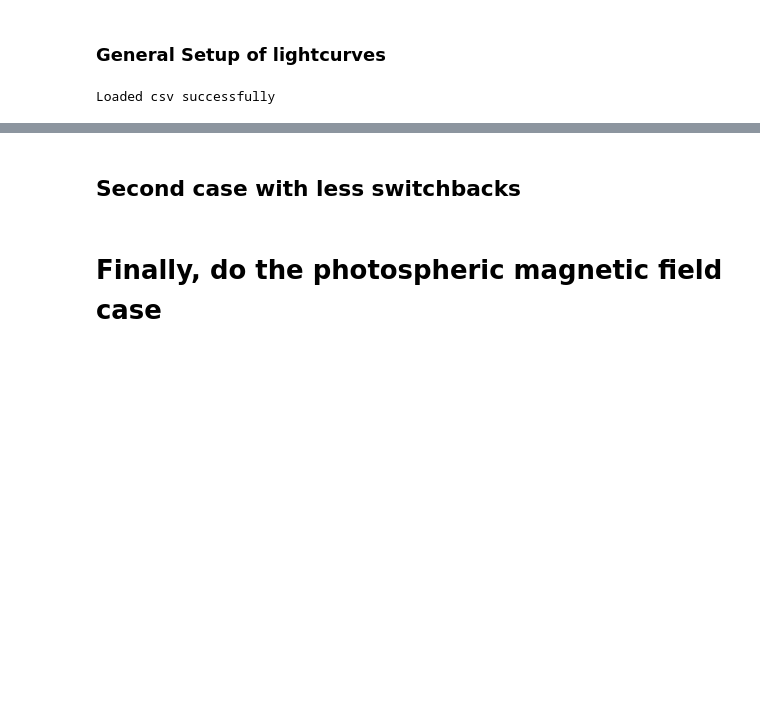
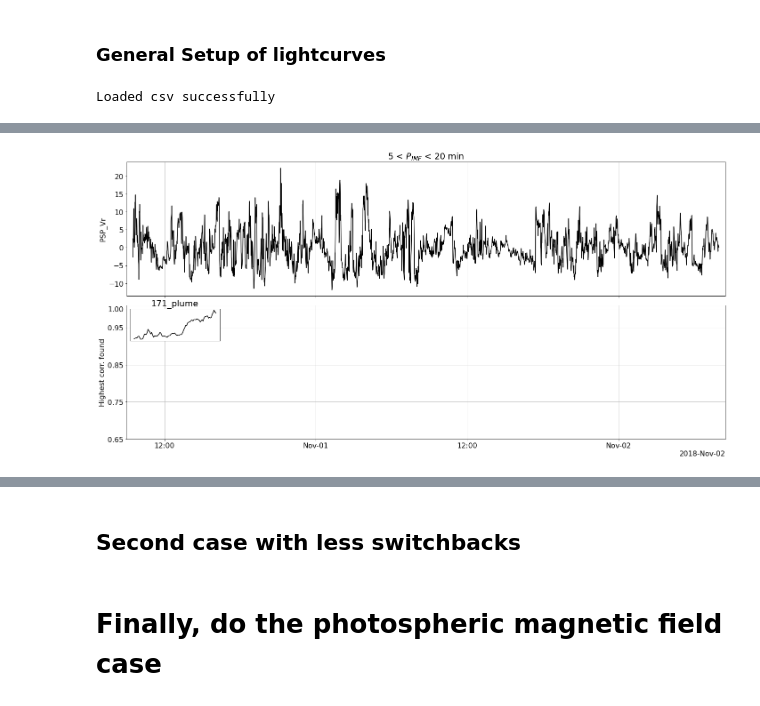
Before and after one commit to D-DePablos/Project_3_Solo_SDO, a Jupyter notebook: Scripts/ISSI/EMD_PSP.ipynb, the cells around one changed output, grey strips where cells are left out. Cells and saved outputs as stored; diff of their text form; code cells hidden in the pictures; blank space fills up the shorter version.

```diff
--- a/Scripts/ISSI/EMD_PSP.ipynb
+++ b/Scripts/ISSI/EMD_PSP.ipynb
@@ -176,0 +130,82 @@ def AIA_newplot(
+# %%
+"""
+Generate the cases for all possible SolO - SHORT times (every hour)
+"""
+AIACases = {
+   "shortTimes":(datetime(2018, 10, 29, 16), datetime(2018, 10, 30, 23, 50)),
+   "longTimes":(datetime(2018, 10, 31, 8), datetime(2018, 11, 2, 8)),
+   "shortDuration":3,
+   "caseName":"SDO_AIA",
+   "shortDisplacement":3,
+   "MarginHours":24,
+   "savePicklePath":"/home/diegodp/Documents/PhD/Paper_3/SolO_SDO_EUI/Scripts/ISSI/cases/AIAcases.pickle",
+   "forceCreate": True,
+}
+
+# Get the cases and put them together with respective AIA observations in Dic
+cases = caseCreation(**AIACases)
+AIACase = namedtuple("AIACase", ["name", "df", "regions", "cases"])
+LongCase = namedtuple("LongCase", ["name", "df"])
+
+shortDFDic = [AIACase(171, df_171.copy(), df_171.columns, cases), AIACase(193, df_193.copy(), df_193.columns, cases)]
+longDF = LongCase("PSP", df_is.copy())
+
+def emdAndCompareCases(shortDFDic, longDF, detrendBoxWidth=200, showFig=False, speedLim=(300, 500)):
+   """
+      Perform EMD and Compare a short and a Long dataframe
+      Args:
+         shortDFDic: A list containing the shortDF class, including "name", "df", "regions", and "cases"
+   """
+   loSpeed, hiSpeed = speedLim
+   _dfLong = longDF.df.copy()
+   _dfLong.columns = [f"{longDF.name}_{i}" for i in _dfLong.columns]
+   cadLong = (_dfLong.index[1] - _dfLong.index[0]).seconds
+
+   for dfCase in shortDFDic:
+      (shortTimesList, longTimesList, caseNamesList, refLocations) = extractDiscreteExamples(dfCase.cases, margin=cases[0]["MARGINHOURSLONG"])
+      _dfShort = dfCase.df.copy()
+      _dfShort.columns = [ f"{dfCase.name}_{i}" for i in _dfShort.columns]
+      cadShort = (_dfShort.index[1] - _dfShort.index[0]).seconds
+
+      assert cadLong == cadShort, "Cadence of short object not equal to cad. of long Object"
+      for index, shortTimes in enumerate(shortTimesList):
+         dirName = f"{caseNamesList[index]}"
+         _dfShortCut = _dfShort[shortTimes[0]:shortTimes[1]]
+         _dfLongCut = _dfLong[longTimesList[index][0]: longTimesList[index][1]]
+         _specificFolder = f"{saveFolder}{dirName}/"
+
+         if refLocations!= []:
+            _expectedLocationList = refLocations[index]
+         else:
+            _expectedLocationList = False
+
+         # TODO: Check in importsProj3 why there is a bug with showSpeed
+         # TODO: verify that code is saving correctly
+         # TODO: Make new individual plots for larger number of examples
+         # TODO: Make summary plots and put in paper
+         compareTS(
+            dfSelf = _dfShortCut,
+            dfOther = _dfLongCut,
+            cadSelf=cadShort,
+            cadOther=cadLong,
+            labelOther=longDF.name,
+            winDispList=[cadShort],
+            corrThrPlotList=np.arange(0.65, 1, 0.05),
+            PeriodMinMax=PeriodMinMax,
+            showLocationList=False,
+            filterPeriods=True,
+            savePath=_specificFolder,
+            useRealTime=True,
+            expectedLocationList=_expectedLocationList,
+            detrend_box_width=detrendBoxWidth,
+            showFig=showFig,
+            renormalize=False,
+            showSpeed=False,
+            HISPEED=loSpeed,
+            LOSPEED=hiSpeed,
+            SPCKernelName=longDF.name.lower(),  # Should ensure that using SPC name
+         )
+
+emdAndCompareCases(shortDFDic, longDF, showFig=True, )
+# %% [output]
+[figure, added]
```
Also changed, not shown: parts of 15 cells of this notebook, 3 other files.
